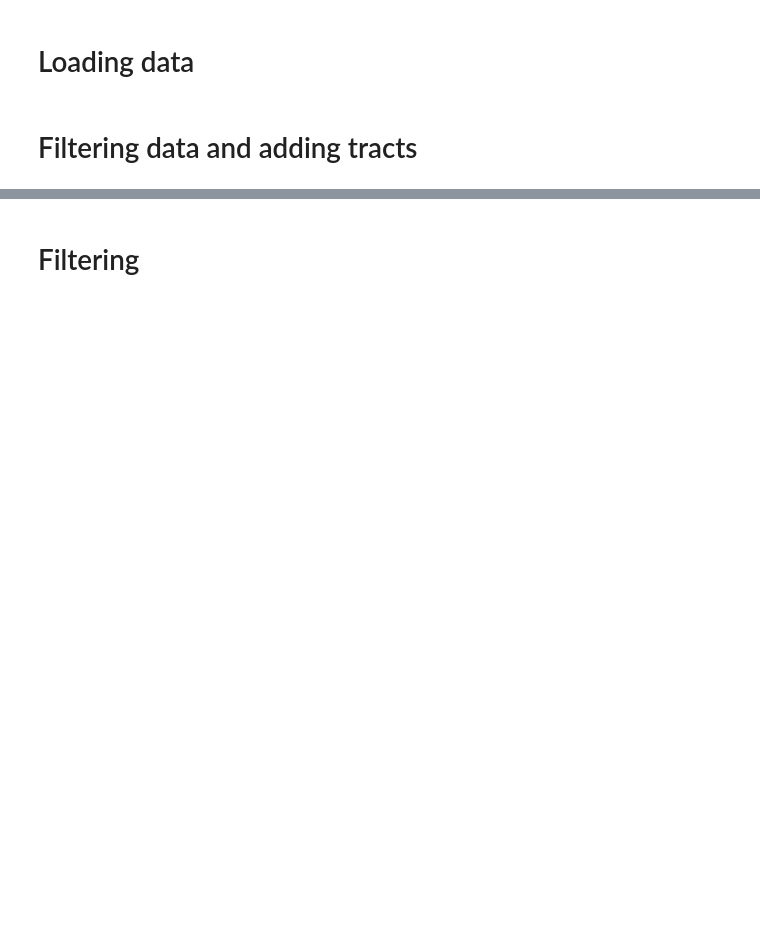
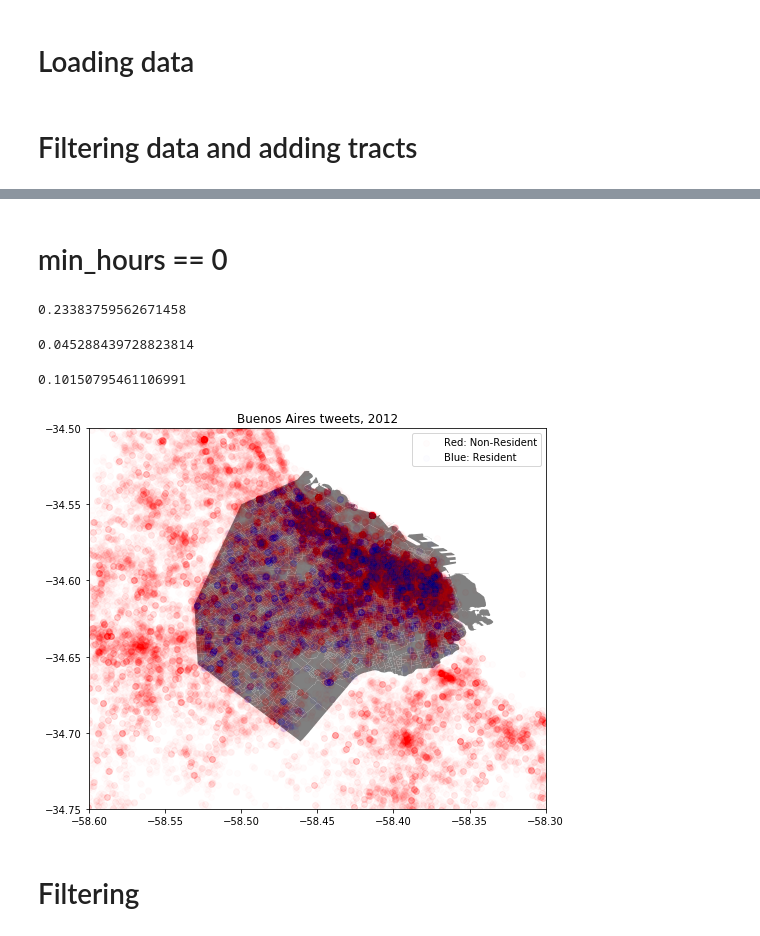
Before and after one commit to cci-ucb/twitter-and-displacement, a Jupyter notebook: 02_analysis/notebooks/ba_2012_remove_99th.ipynb, the cells around one changed output, grey strips where cells are left out. Saved outputs shown, nothing was run; the diff lists cells and outputs as text; code cells hidden in the pictures; blank space fills up the shorter version.

```diff
--- a/02_analysis/notebooks/ba_2012_remove_99th.ipynb
+++ b/02_analysis/notebooks/ba_2012_remove_99th.ipynb
@@ -30,7 +30,7 @@ num_tweets_12, num_users_12, median_tweets_12 = len(ba12), ba12['u_id'].nunique(
 percentile_99 = ba12.groupby('u_id').size().quantile(.99)
 # %%
 # Filter based on median tweets for 2012
-ba12_filtered = ba12.groupby('u_id').filter(lambda group: (len(group) >= median_tweets_12) & (len(group) <= percentile_99) )
+ba12_filtered = ba12.groupby('u_id').filter(lambda group: (len(group) >= median_tweets_12) & (len(group) < percentile_99))
 # %%
 # Geometrize tweets based on lat/lon
 ba12_filtered = geometrize_tweets(ba12_filtered)
@@ -43,6 +43,7 @@ ba12_filtered['hour'] = ba12_filtered['timestamp'].dt.hour
 # Spatial join for tracts; add home locations
 ba12_filtered = gpd.sjoin(ba12_filtered, ba_shapefiles, how='left', op='intersects')
 ba12_filtered['home'] = assign_home_location(ba12_filtered, tract='codigo')
+ba12_filtered['is_home'] = ba12_filtered['codigo'] == ba12_filtered['home']
 # %%
 # Save data for easy loading in future
 # with open('../data/ba12_home.pkl', 'wb') as file:
@@ -76,0 +86,41 @@ plt.title('Buenos Aires tweets, 2012');
+# %% [markdown]
+# min_hours == 0
+# %%
+# Save data for easy loading in future
+# with open('../data/ba12_home.pkl', 'wb') as file:
+#     pickle.dump(ba12_filtered, file, protocol=4)
+# with open('../data/ba12_home.pkl', 'rb') as file:
+#     ba12_filtered = pickle.load(file)
+
+ba12_filtered['home'] = assign_home_location(ba12_filtered, tract='codigo', min_hours=0)
+ba12_filtered['is_home'] = ba12_filtered['home'] == ba12_filtered['codigo']
+# %%
+# How many of the filtered tweets have a home assignment?
+print((~ba12_filtered['home'].isnull()).mean())
+# %% [output]
+0.23383759562671458
+# %%
+# Ratio of users that have home location
+ba12_filtered.groupby(['u_id']).first()['is_home'].mean()
+# %% [output]
+0.045288439728823814
+# %%
+# Ratio of filtered 2012 tweets in which tweet was made from home tract
+ba12_filtered['is_home'].mean()
+# %% [output]
+0.10150795461106991
+# %%
+### Plot 5% of 2012 tweets
+# Blue tweets: Resident
+# Red tweets: Non-resident
+# Gray (barely visible beneath the blue): Buenos Aires shapefile
+fig, ax = plt.subplots(figsize=(10, 7))
+ba_shapefiles['geometry'].plot(ax=ax, color='gray')
+smpl = ba12_filtered.sample(frac=0.05, random_state=42)
+smpl[~smpl['is_home']].plot(ax=ax, marker='o', color='red', alpha=0.01, label='Red: Non-Resident')
+smpl[smpl['is_home']].plot(ax=ax, marker='o', color='blue', alpha=0.01, label='Blue: Resident')
+plt.legend()
+plt.axis([-58.6, -58.3, -34.75, -34.5])
+plt.title('Buenos Aires tweets, 2012');
+# %% [output]
+[figure, added]
```
Also changed, not shown: parts of 14 cells of this notebook, 11 other files.
